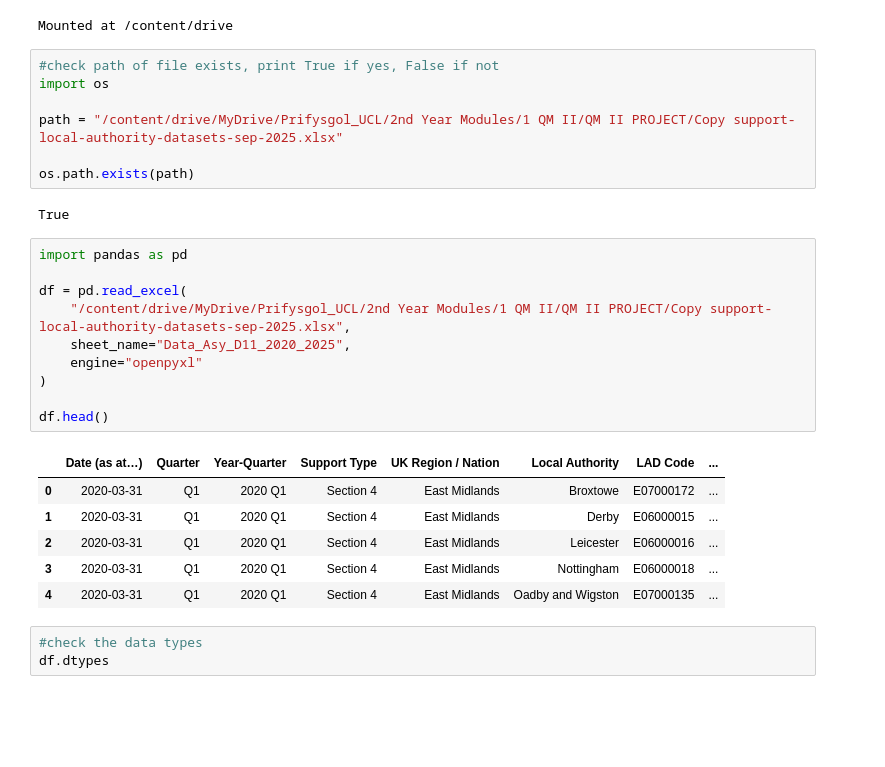
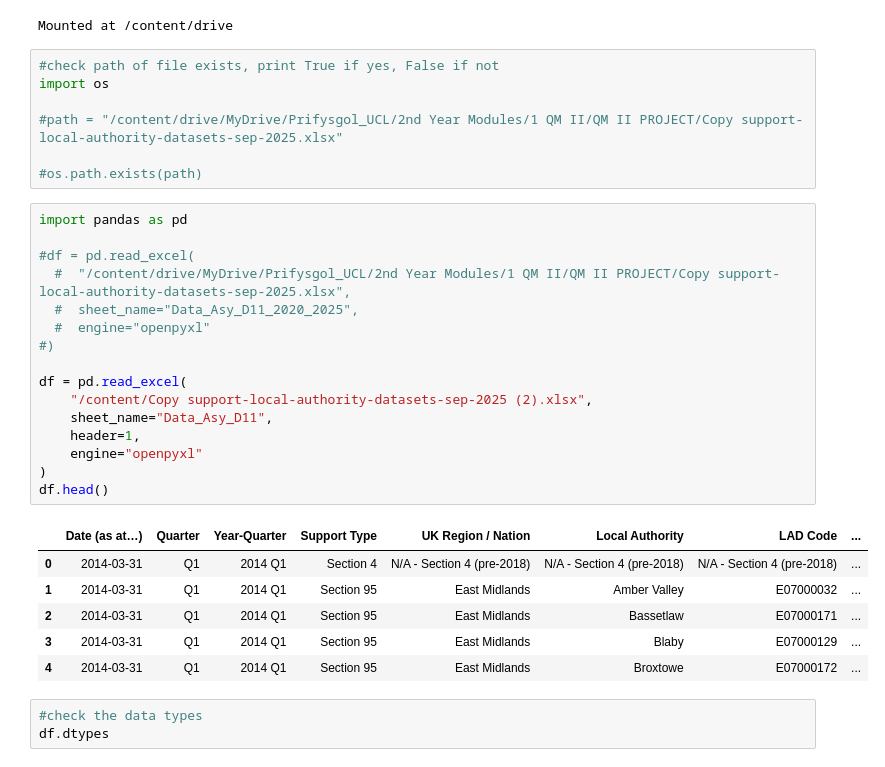
Before and after one commit to awenroberts/QM2-Project, a Jupyter notebook: asylum_seekers_receiving_support_data.ipynb, the cells around one changed output. Drawn from its saved outputs; the diff is of its cells as text; blank space fills up the shorter version.

```diff
--- a/asylum_seekers_receiving_support_data.ipynb
+++ b/asylum_seekers_receiving_support_data.ipynb
@@ -11,28 +11,32 @@ Mounted at /content/drive
 #check path of file exists, print True if yes, False if not
 import os
 
-path = "/content/drive/MyDrive/Prifysgol_UCL/2nd Year Modules/1 QM II/QM II PROJECT/Copy support-local-authority-datasets-sep-2025.xlsx"
+#path = "/content/drive/MyDrive/Prifysgol_UCL/2nd Year Modules/1 QM II/QM II PROJECT/Copy support-local-authority-datasets-sep-2025.xlsx"
 
-os.path.exists(path)
+#os.path.exists(path)
-# %% [output]
-True
 # %%
 import pandas as pd
 
+#df = pd.read_excel(
+  #  "/content/drive/MyDrive/Prifysgol_UCL/2nd Year Modules/1 QM II/QM II PROJECT/Copy support-local-authority-datasets-sep-2025.xlsx",
+  #  sheet_name="Data_Asy_D11_2020_2025",
+  #  engine="openpyxl"
+#)
+
 df = pd.read_excel(
-    "/content/drive/MyDrive/Prifysgol_UCL/2nd Year Modules/1 QM II/QM II PROJECT/Copy support-local-authority-datasets-sep-2025.xlsx",
-    sheet_name="Data_Asy_D11_2020_2025",
+    "/content/Copy support-local-authority-datasets-sep-2025 (2).xlsx",
+    sheet_name="Data_Asy_D11",
+    header=1,
     engine="openpyxl"
 )
-
 df.head()
 # %% [output]
 |  | Date (as at…) | Quarter | Year-Quarter | Support Type | UK Region / Nation | Local Authority | LAD Code | ... |
-| 0 | 2020-03-31 | Q1 | 2020 Q1 | Section 4 | East Midlands | Broxtowe | E07000172 | ... |
-| 1 | 2020-03-31 | Q1 | 2020 Q1 | Section 4 | East Midlands | Derby | E06000015 | ... |
-| 2 | 2020-03-31 | Q1 | 2020 Q1 | Section 4 | East Midlands | Leicester | E06000016 | ... |
-| 3 | 2020-03-31 | Q1 | 2020 Q1 | Section 4 | East Midlands | Nottingham | E06000018 | ... |
-| 4 | 2020-03-31 | Q1 | 2020 Q1 | Section 4 | East Midlands | Oadby and Wigston | E07000135 | ... |
+| 0 | 2014-03-31 | Q1 | 2014 Q1 | Section 4 | N/A - Section 4 (pre-2018) | N/A - Section 4 (pre-2018) | N/A - Section 4 (pre-2018) | ... |
+| 1 | 2014-03-31 | Q1 | 2014 Q1 | Section 95 | East Midlands | Amber Valley | E07000032 | ... |
+| 2 | 2014-03-31 | Q1 | 2014 Q1 | Section 95 | East Midlands | Bassetlaw | E07000171 | ... |
+| 3 | 2014-03-31 | Q1 | 2014 Q1 | Section 95 | East Midlands | Blaby | E07000129 | ... |
+| 4 | 2014-03-31 | Q1 | 2014 Q1 | Section 95 | East Midlands | Broxtowe | E07000172 | ... |
 # %%
 #check the data types
 df.dtypes
```
Also changed, not shown: parts of 18 cells of this notebook.
